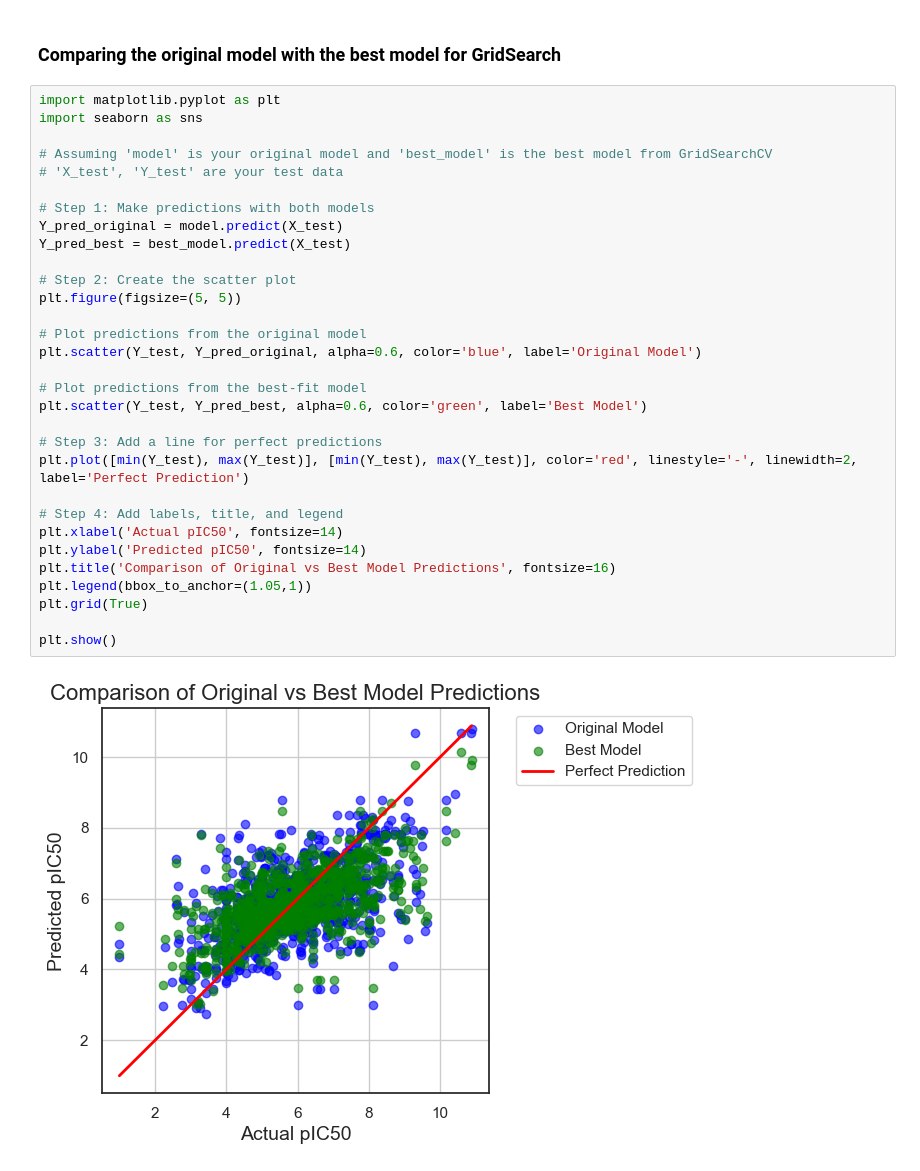
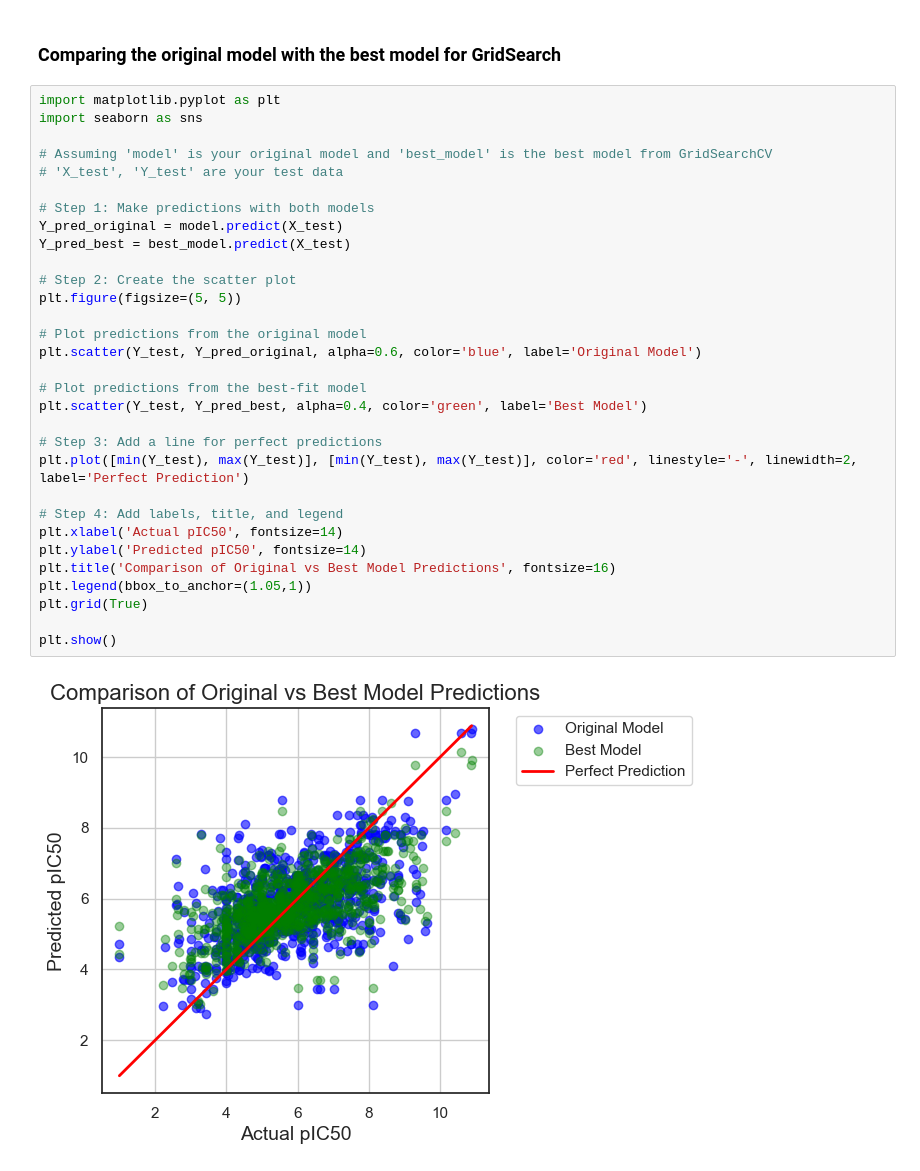
Before and after one commit to io23632/portfolio, a Jupyter notebook: DrugDiscoveryProject/CDD_ML_Part4.ipynb, the cells around one changed output. Saved outputs shown, nothing was run; the diff lists cells and outputs as text.

```diff
--- a/DrugDiscoveryProject/CDD_ML_Part4.ipynb
+++ b/DrugDiscoveryProject/CDD_ML_Part4.ipynb
@@ -160,32 +160,32 @@ plt.grid(True)
 import matplotlib.pyplot as plt
 import seaborn as sns
 
 # Assuming 'model' is your original model and 'best_model' is the best model from GridSearchCV
 # 'X_test', 'Y_test' are your test data
 
 # Step 1: Make predictions with both models
 Y_pred_original = model.predict(X_test)
 Y_pred_best = best_model.predict(X_test)
 
 # Step 2: Create the scatter plot
 plt.figure(figsize=(5, 5))
 
 # Plot predictions from the original model
 plt.scatter(Y_test, Y_pred_original, alpha=0.6, color='blue', label='Original Model')
 
 # Plot predictions from the best-fit model
-plt.scatter(Y_test, Y_pred_best, alpha=0.6, color='green', label='Best Model')
+plt.scatter(Y_test, Y_pred_best, alpha=0.4, color='green', label='Best Model')
 
 # Step 3: Add a line for perfect predictions
 plt.plot([min(Y_test), max(Y_test)], [min(Y_test), max(Y_test)], color='red', linestyle='-', linewidth=2, label='Perfect Prediction')
 
 # Step 4: Add labels, title, and legend
 plt.xlabel('Actual pIC50', fontsize=14)
 plt.ylabel('Predicted pIC50', fontsize=14)
 plt.title('Comparison of Original vs Best Model Predictions', fontsize=16)
 plt.legend(bbox_to_anchor=(1.05,1))
 plt.grid(True)
 
 plt.show()
 # %% [output]
-[figure, old version]
+[figure, new version]
```
Also changed, not shown: 1 other file.
